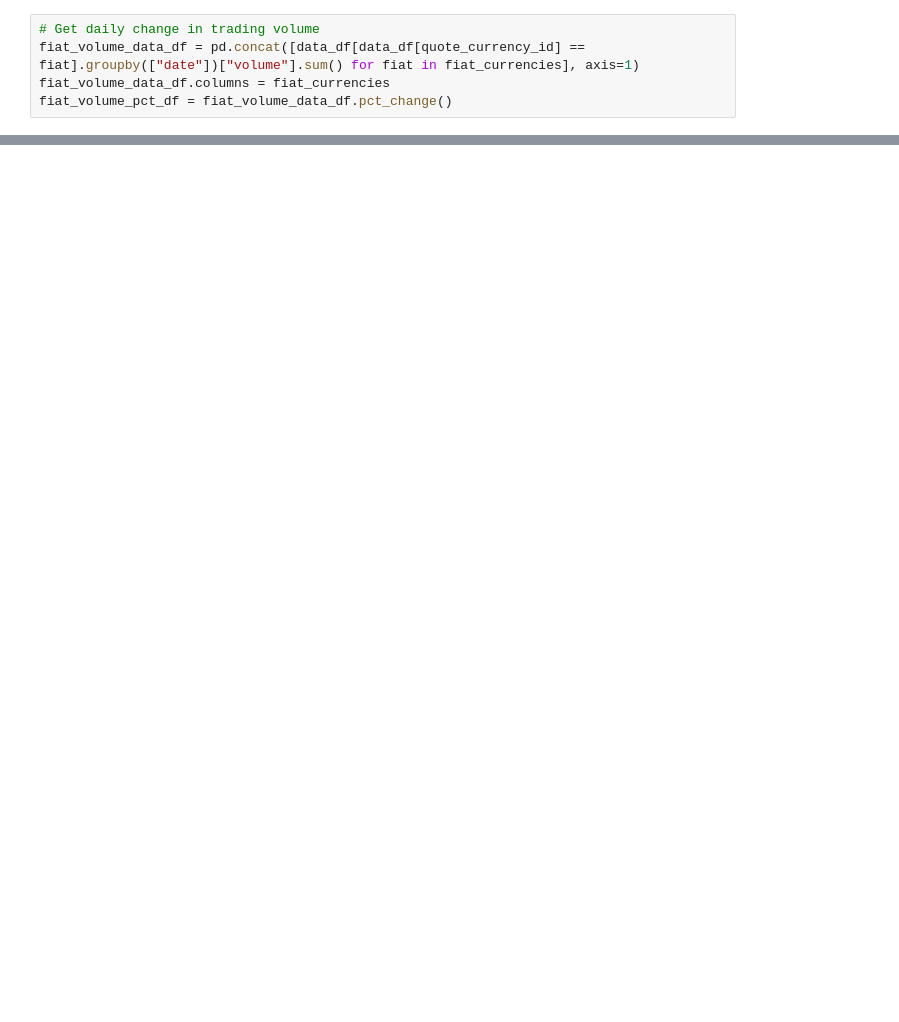
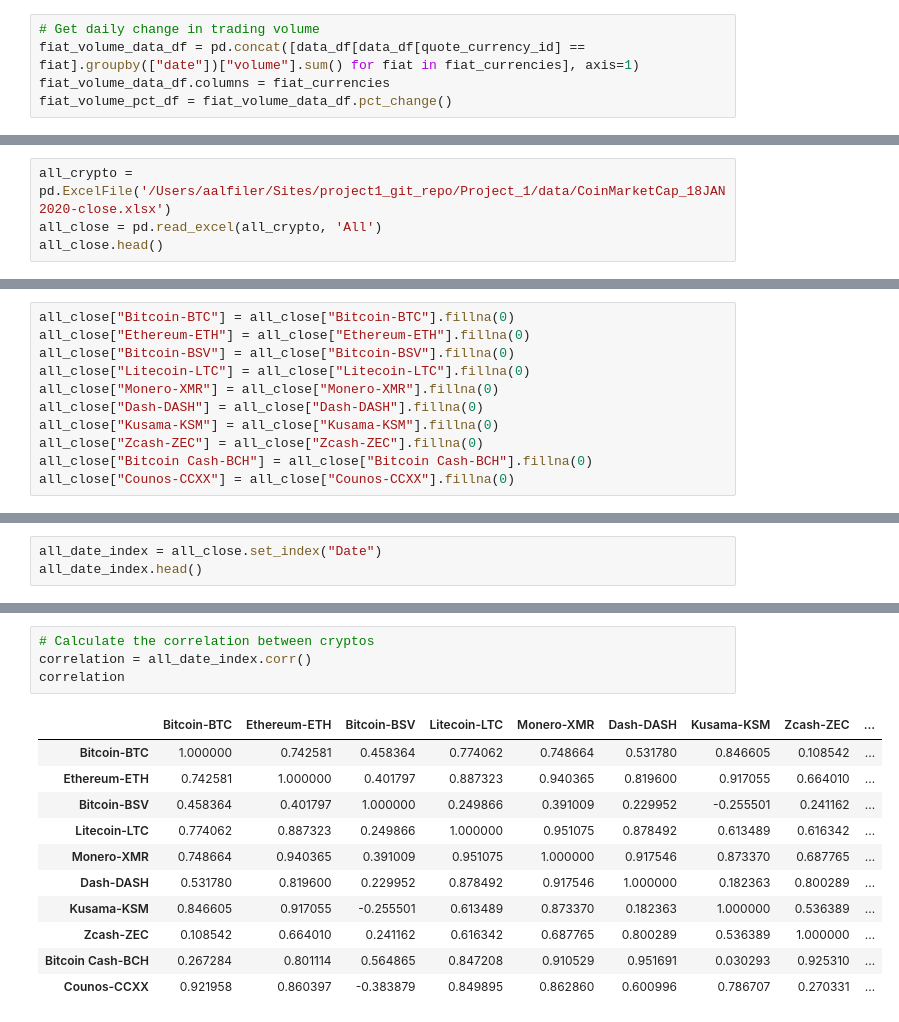
Before and after one commit to aalfiler/Crash_Course_In_Crypto, a Jupyter notebook: notebooks/final_analysis.ipynb, the cells around one changed output, grey strips where cells are left out. Cells and saved outputs as stored; diff of their text form; blank space fills up the shorter version.

```diff
--- a/notebooks/final_analysis.ipynb
+++ b/notebooks/final_analysis.ipynb
@@ -170,0 +175,4 @@ eur_volume_df.hvplot.line(x="date", y="volume", by=base_currency_id, title="EUR:
+# %%
+all_crypto = pd.ExcelFile('/Users/aalfiler/Sites/project1_git_repo/Project_1/data/CoinMarketCap_18JAN2020-close.xlsx')
+all_close = pd.read_excel(all_crypto, 'All')
+all_close.head()
@@ -170,0 +220,11 @@ eur_volume_df.hvplot.line(x="date", y="volume", by=base_currency_id, title="EUR:
+# %%
+all_close["Bitcoin-BTC"] = all_close["Bitcoin-BTC"].fillna(0)
+all_close["Ethereum-ETH"] = all_close["Ethereum-ETH"].fillna(0)
+all_close["Bitcoin-BSV"] = all_close["Bitcoin-BSV"].fillna(0)
+all_close["Litecoin-LTC"] = all_close["Litecoin-LTC"].fillna(0)
+all_close["Monero-XMR"] = all_close["Monero-XMR"].fillna(0)
+all_close["Dash-DASH"] = all_close["Dash-DASH"].fillna(0)
+all_close["Kusama-KSM"] = all_close["Kusama-KSM"].fillna(0)
+all_close["Zcash-ZEC"] = all_close["Zcash-ZEC"].fillna(0)
+all_close["Bitcoin Cash-BCH"] = all_close["Bitcoin Cash-BCH"].fillna(0)
+all_close["Counos-CCXX"] = all_close["Counos-CCXX"].fillna(0)
@@ -170,0 +246,3 @@ eur_volume_df.hvplot.line(x="date", y="volume", by=base_currency_id, title="EUR:
+# %%
+all_date_index = all_close.set_index("Date")
+all_date_index.head()
@@ -170,0 +300,16 @@ eur_volume_df.hvplot.line(x="date", y="volume", by=base_currency_id, title="EUR:
+# %%
+# Calculate the correlation between cryptos
+correlation = all_date_index.corr()
+correlation
+# %% [output]
+|  | Bitcoin-BTC | Ethereum-ETH | Bitcoin-BSV | Litecoin-LTC | Monero-XMR | Dash-DASH | Kusama-KSM | Zcash-ZEC | ... |
+| Bitcoin-BTC | 1.000000 | 0.742581 | 0.458364 | 0.774062 | 0.748664 | 0.531780 | 0.846605 | 0.108542 | ... |
+| Ethereum-ETH | 0.742581 | 1.000000 | 0.401797 | 0.887323 | 0.940365 | 0.819600 | 0.917055 | 0.664010 | ... |
+| Bitcoin-BSV | 0.458364 | 0.401797 | 1.000000 | 0.249866 | 0.391009 | 0.229952 | -0.255501 | 0.241162 | ... |
+| Litecoin-LTC | 0.774062 | 0.887323 | 0.249866 | 1.000000 | 0.951075 | 0.878492 | 0.613489 | 0.616342 | ... |
+| Monero-XMR | 0.748664 | 0.940365 | 0.391009 | 0.951075 | 1.000000 | 0.917546 | 0.873370 | 0.687765 | ... |
+| Dash-DASH | 0.531780 | 0.819600 | 0.229952 | 0.878492 | 0.917546 | 1.000000 | 0.182363 | 0.800289 | ... |
+| Kusama-KSM | 0.846605 | 0.917055 | -0.255501 | 0.613489 | 0.873370 | 0.182363 | 1.000000 | 0.536389 | ... |
+| Zcash-ZEC | 0.108542 | 0.664010 | 0.241162 | 0.616342 | 0.687765 | 0.800289 | 0.536389 | 1.000000 | ... |
+| Bitcoin Cash-BCH | 0.267284 | 0.801114 | 0.564865 | 0.847208 | 0.910529 | 0.951691 | 0.030293 | 0.925310 | ... |
+| Counos-CCXX | 0.921958 | 0.860397 | -0.383879 | 0.849895 | 0.862860 | 0.600996 | 0.786707 | 0.270331 | ... |
```
Also changed, not shown: parts of 18 cells of this notebook, 3 other files.
